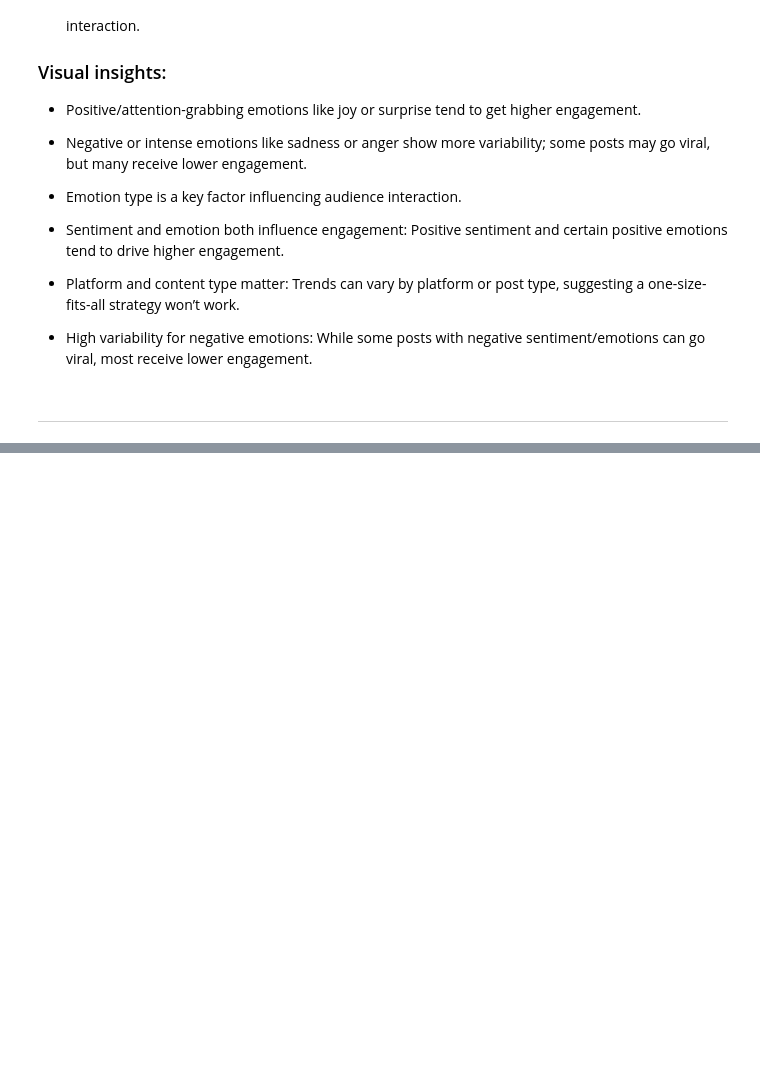
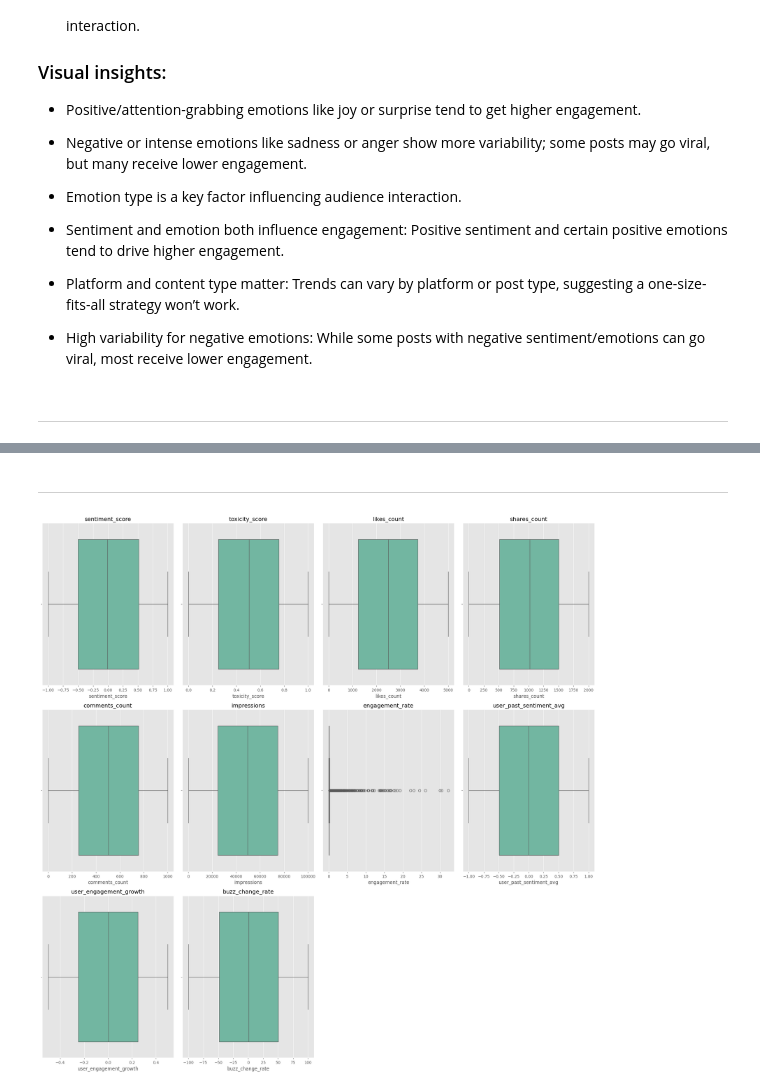
Before and after one commit to misbahkhattak718-pixel/Mentorship-Program--Devsil, a Jupyter notebook: Weekly Mini Projects/Week 9/ADVANCED SOCIAL MEDIA _ENGAGEMENT_PREDICTION.ipynb, the cells around one changed output, grey strips where cells are left out. Saved outputs shown, nothing was run; the diff lists cells and outputs as text; code cells hidden in the pictures; blank space fills up the shorter version.

```diff
--- a/Weekly Mini Projects/Week 9/ADVANCED SOCIAL MEDIA _ENGAGEMENT_PREDICTION.ipynb
+++ b/Weekly Mini Projects/Week 9/ADVANCED SOCIAL MEDIA _ENGAGEMENT_PREDICTION.ipynb
@@ -1042,0 +1089,5 @@ plt.show()
+# %%
+# impute missing values of mentions column with the mode
+df['mentions'] = df['mentions'].fillna(df['mentions'].mode()[0])
+# check the missing values again
+df.isnull().sum().sort_values(ascending=False)
@@ -1042,0 +1112,25 @@ plt.show()
+# %% [markdown]
+---
+# %%
+# don't show the warning:
+import warnings
+warnings.filterwarnings('ignore')
+
+# visualize the outlier in the dataset using boxplot:
+
+plt.figure(figsize=(20, 20))
+
+# Only include numeric columns for boxplot visualization
+numeric_cols = df.select_dtypes(include=[np.number]).columns
+
+re = 1
+for i in numeric_cols:
+    plt.subplot(len(numeric_cols) // 4 + 1, 4, re)
+    sns.boxplot(x=df[i], palette="Set2")
+    plt.title(i)
+    re += 1
+
+plt.tight_layout()
+plt.show()
+# %% [output]
+[figure, added]
```
Also changed, not shown: parts of 8 cells of this notebook, 3 other files.
